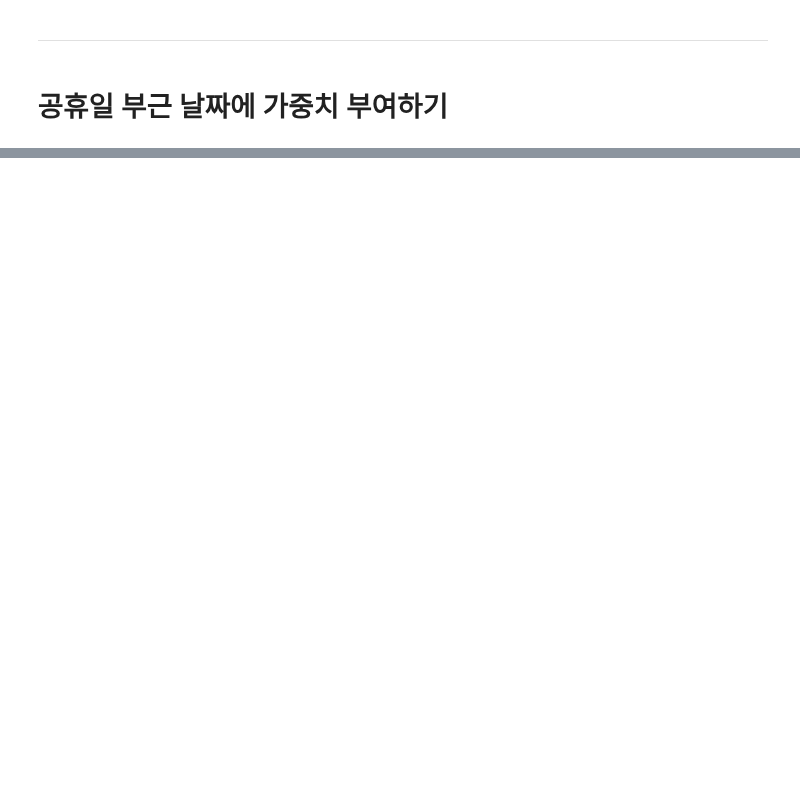
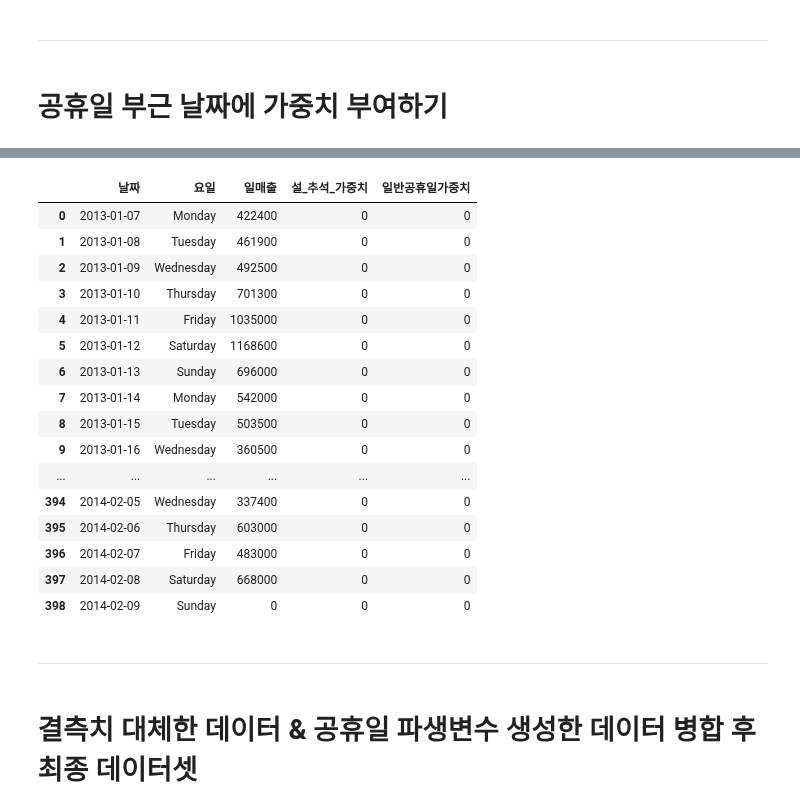
Before and after one commit to young-hun-jo/DataAnalysis, a Jupyter notebook: woochuri/analysis.ipynb, the cells around one changed output, grey strips where cells are left out. Saved outputs shown, nothing was run; the diff lists cells and outputs as text; code cells hidden in the pictures; blank space fills up the shorter version.

```diff
--- a/woochuri/analysis.ipynb
+++ b/woochuri/analysis.ipynb
@@ -343,0 +363,56 @@ dataset.head(100)
+# %%
+lunar_chuseok = ["The day preceding of Lunar New Year's Day", "The day preceding of Chuseok"]
+lunar_chuseok_dates = holidays[holidays['공휴일명'].isin(lunar_chuseok)]['날짜'].dt.strftime('%Y-%m-%d').values
+lunar_chuseok_around_dates = []
+for date in lunar_chuseok_dates:
+    around = pd.date_range(end=date, freq='D', periods=6)
+    lunar_chuseok_around_dates.append(around)
+lunar_chuseok_arounds = list(chain.from_iterable(lunar_chuseok_around_dates))
+# %%
+lunar_chuseok_dict = {}
+weight = 0
+for around_date in lunar_chuseok_arounds:
+    weight += 1
+    if weight > 6:
+        weight = 1
+    lunar_chuseok_dict[around_date] = weight
+# %%
+# 추석, 설날 주변 날짜에 가중치 부여하는 함수 정의
+def holidays_weights(df):
+    df['설_추석_가중치'] = 0
+    df['일반공휴일가중치'] = 0
+    # 추석, 설날 주변 날짜에 가중치 부여
+    if df['날짜'] in list(lunar_chuseok_dict.keys()):
+        df['설_추석_가중치'] = lunar_chuseok_dict[df['날짜']]
+    return df
+# 추석, 설날 제외 일반 공휴일 당일에는 가중치 1 나머지 평일은 0을 부여한 파생변수 생성
+holidays = holidays.apply(holidays_weights, axis=1)
+holidays.loc[(~holidays['공휴일명'].str.contains('Lunar|Chuseok', na=False))&(holidays['공휴일명'].notnull()), '일반공휴일가중치'] = 1
+# %%
+# 필요한 변수들만 추출하기
+need_cols = ['날짜', '요일', '일매출', '설_추석_가중치', '일반공휴일가중치']
+holidays = holidays[need_cols]
+# %%
+holidays.head(500)
+# %% [output]
+|  | 날짜 | 요일 | 일매출 | 설_추석_가중치 | 일반공휴일가중치 |
+| 0 | 2013-01-07 | Monday | 422400 | 0 | 0 |
+| 1 | 2013-01-08 | Tuesday | 461900 | 0 | 0 |
+| 2 | 2013-01-09 | Wednesday | 492500 | 0 | 0 |
+| 3 | 2013-01-10 | Thursday | 701300 | 0 | 0 |
+| 4 | 2013-01-11 | Friday | 1035000 | 0 | 0 |
+| 5 | 2013-01-12 | Saturday | 1168600 | 0 | 0 |
+| 6 | 2013-01-13 | Sunday | 696000 | 0 | 0 |
+| 7 | 2013-01-14 | Monday | 542000 | 0 | 0 |
+| 8 | 2013-01-15 | Tuesday | 503500 | 0 | 0 |
+| 9 | 2013-01-16 | Wednesday | 360500 | 0 | 0 |
+| ... | ... | ... | ... | ... | ... |
+| 394 | 2014-02-05 | Wednesday | 337400 | 0 | 0 |
+| 395 | 2014-02-06 | Thursday | 603000 | 0 | 0 |
+| 396 | 2014-02-07 | Friday | 483000 | 0 | 0 |
+| 397 | 2014-02-08 | Saturday | 668000 | 0 | 0 |
+| 398 | 2014-02-09 | Sunday | 0 | 0 | 0 |
+# %% [markdown]
+---
+# %% [markdown]
+# 결측치 대체한 데이터 & 공휴일 파생변수 생성한 데이터 병합 후 최종 데이터셋
```
Also changed, not shown: parts of 13 cells of this notebook.
